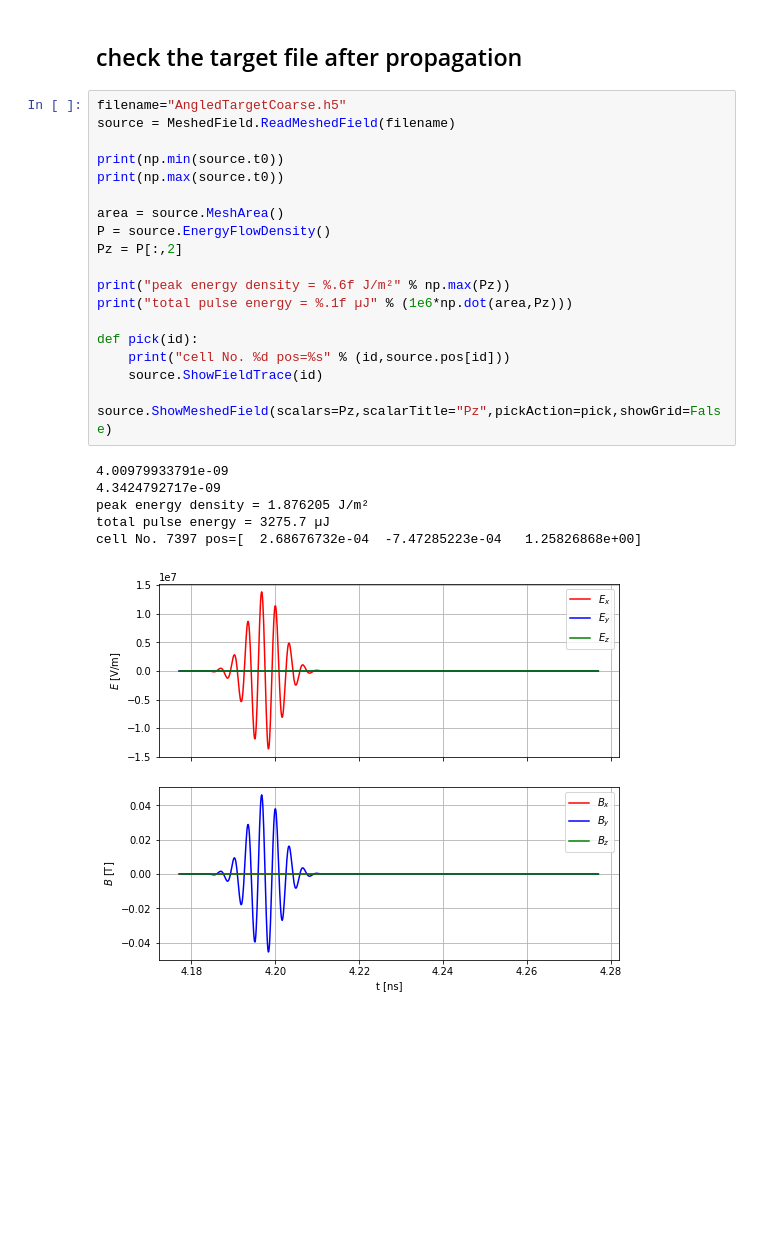
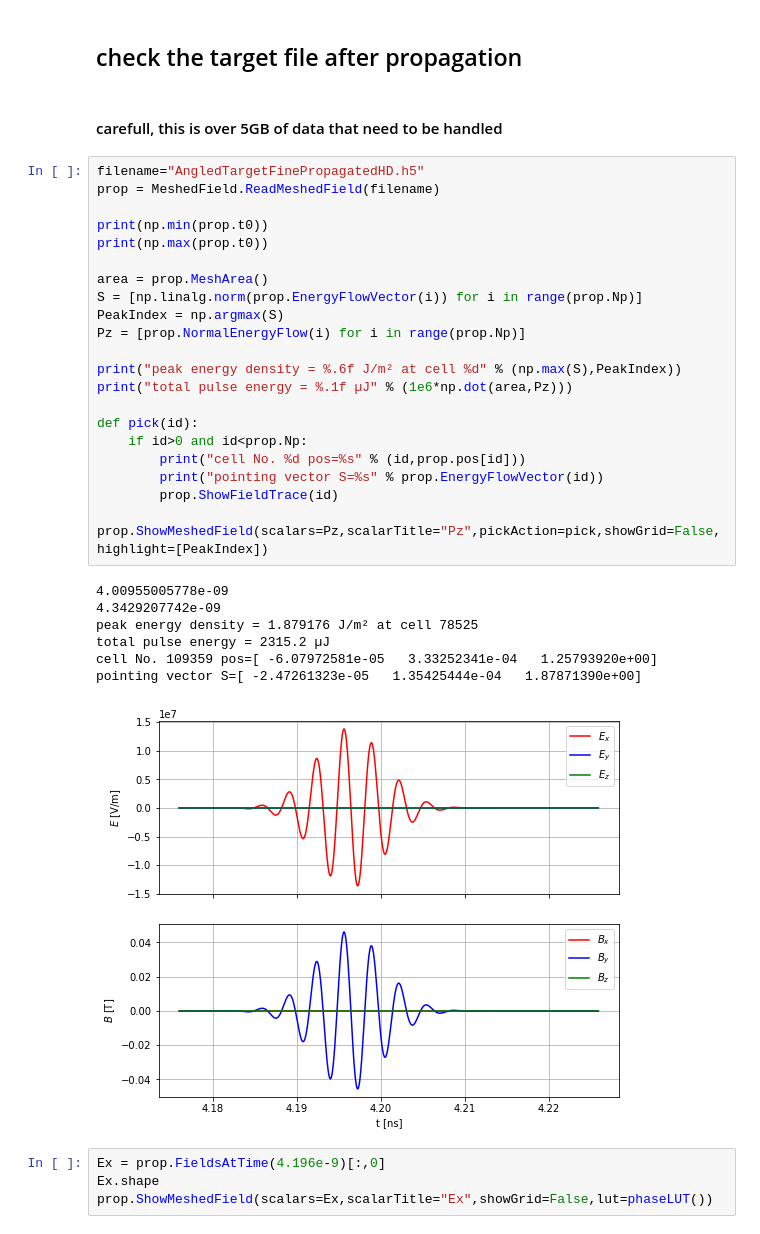
Before and after one commit to lehnertu/TimeDomainTHz, a Jupyter notebook: scripts/PropagateAngledScreen.ipynb, the cells around one changed output. Drawn from its saved outputs; the diff is of its cells as text; blank space fills up the shorter version.

Commit message:
extended analysis and visualization of screen files

```diff
--- a/scripts/PropagateAngledScreen.ipynb
+++ b/scripts/PropagateAngledScreen.ipynb
@@ -147,29 +156,39 @@ total pulse energy = 2364.6 µJ
 [figure]
 # %% [markdown]
 ## check the target file after propagation
+# %% [markdown]
+#### carefull, this is over 5GB of data that need to be handled
 # %%
-filename="AngledTargetCoarse.h5"
-source = MeshedField.ReadMeshedField(filename)
+filename="AngledTargetFinePropagatedHD.h5"
+prop = MeshedField.ReadMeshedField(filename)
 
-print(np.min(source.t0))
-print(np.max(source.t0))
+print(np.min(prop.t0))
+print(np.max(prop.t0))
 
-area = source.MeshArea()
-P = source.EnergyFlowDensity()
-Pz = P[:,2]
+area = prop.MeshArea()
+S = [np.linalg.norm(prop.EnergyFlowVector(i)) for i in range(prop.Np)]
+PeakIndex = np.argmax(S)
+Pz = [prop.NormalEnergyFlow(i) for i in range(prop.Np)]
 
-print("peak energy density = %.6f J/m²" % np.max(Pz))
+print("peak energy density = %.6f J/m² at cell %d" % (np.max(S),PeakIndex))
 print("total pulse energy = %.1f µJ" % (1e6*np.dot(area,Pz)))
 
 def pick(id):
-    print("cell No. %d pos=%s" % (id,source.pos[id]))
-    source.ShowFieldTrace(id)
+    if id>0 and id<prop.Np:
+        print("cell No. %d pos=%s" % (id,prop.pos[id]))
+        print("pointing vector S=%s" % prop.EnergyFlowVector(id))
+        prop.ShowFieldTrace(id)
 
-source.ShowMeshedField(scalars=Pz,scalarTitle="Pz",pickAction=pick,showGrid=False)
+prop.ShowMeshedField(scalars=Pz,scalarTitle="Pz",pickAction=pick,showGrid=False,highlight=[PeakIndex])
 # %% [output]
-4.00979933791e-09
-4.3424792717e-09
-peak energy density = 1.876205 J/m²
-total pulse energy = 3275.7 µJ
-cell No. 7397 pos=[  2.68676732e-04  -7.47285223e-04   1.25826868e+00]
+4.00955005778e-09
+4.3429207742e-09
+peak energy density = 1.879176 J/m² at cell 78525
+total pulse energy = 2315.2 µJ
+cell No. 109359 pos=[ -6.07972581e-05   3.33252341e-04   1.25793920e+00]
+pointing vector S=[ -2.47261323e-05   1.35425444e-04   1.87871390e+00]
-[figure, old version]
+[figure, new version]
+# %%
+Ex = prop.FieldsAtTime(4.196e-9)[:,0]
+Ex.shape
+prop.ShowMeshedField(scalars=Ex,scalarTitle="Ex",showGrid=False,lut=phaseLUT())
```
Also changed, not shown: parts of 27 cells of this notebook, 1 other file.
